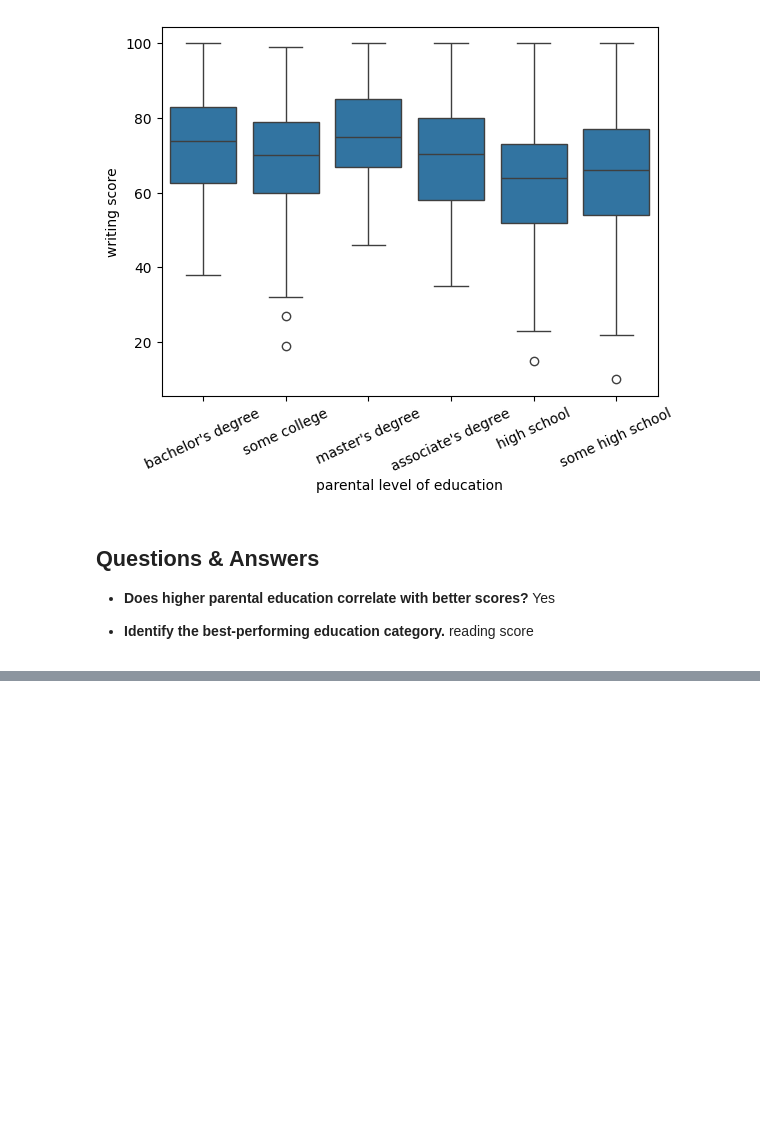
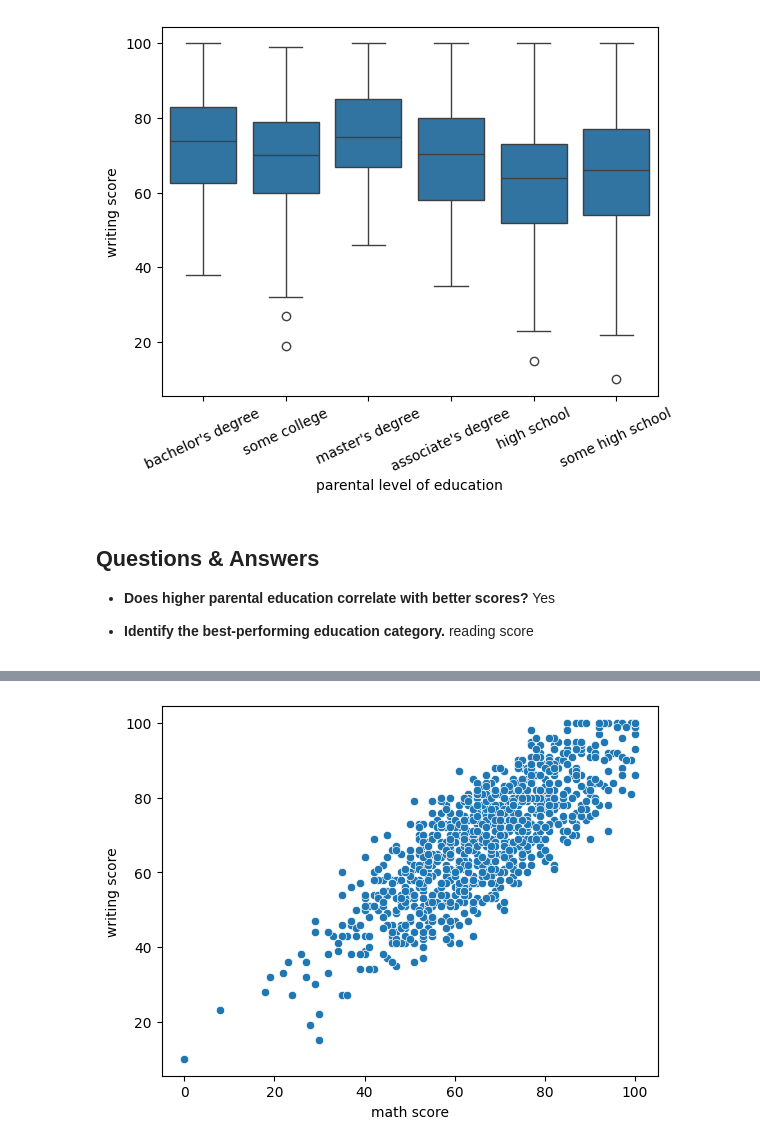
Before and after one commit to nayankhanal/ml-class, a Jupyter notebook: eda-assignment-actual.ipynb, the cells around one changed output, grey strips where cells are left out. Cells and saved outputs as stored; diff of their text form; code cells hidden in the pictures; blank space fills up the shorter version.

```diff
--- a/eda-assignment-actual.ipynb
+++ b/eda-assignment-actual.ipynb
@@ -585,0 +633,5 @@ Yes
+# %%
+sns.scatterplot(data=df, x='math score',y='writing score')
+plt.show()
+# %% [output]
+[figure, added]
```
Also changed, not shown: parts of 20 cells of this notebook.
